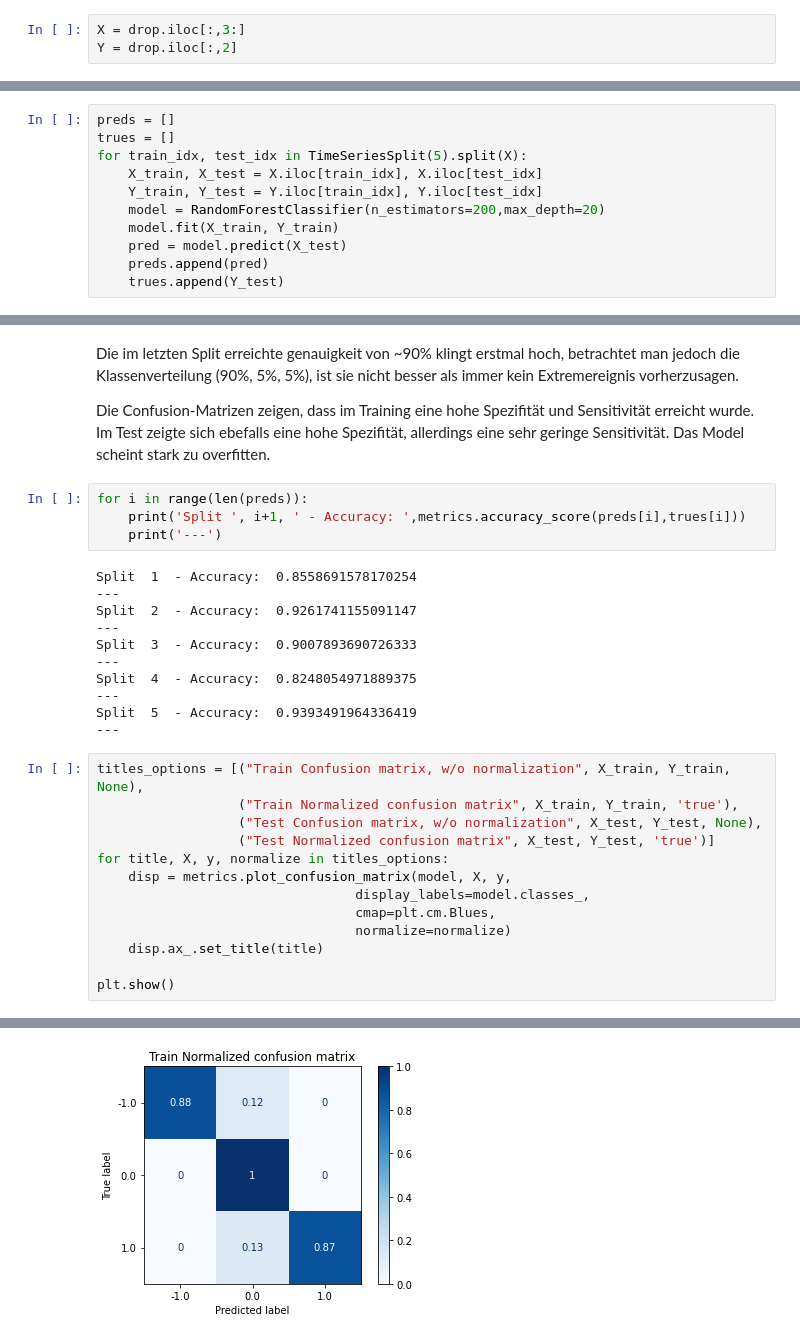
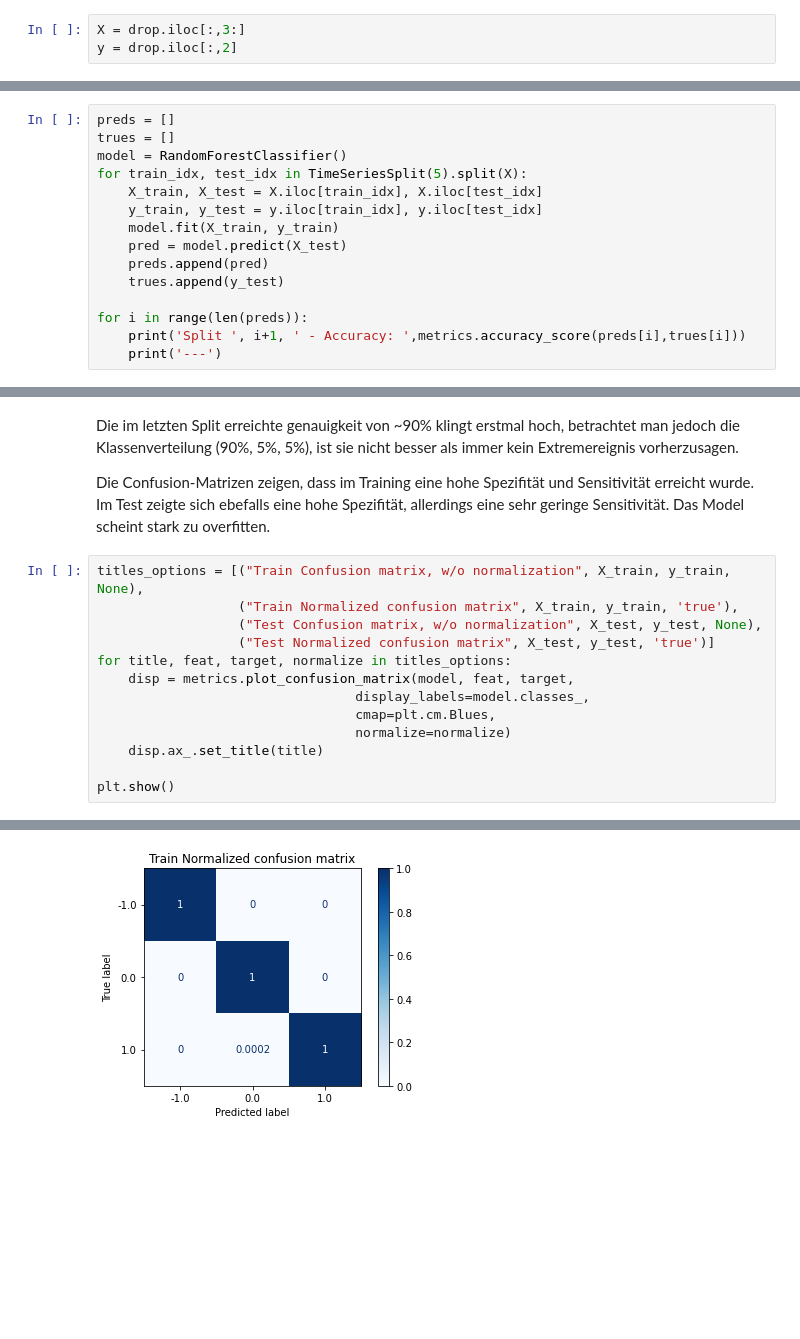
Before and after one commit to NHoose/BA-Dev, a Jupyter notebook: GruVXtreme/GruVXtreme-RF-PTGw.ipynb, the cells around one changed output, grey strips where cells are left out. Drawn from its saved outputs; the diff is of its cells as text; blank space fills up the shorter version.

```diff
--- a/GruVXtreme/GruVXtreme-RF-PTGw.ipynb
+++ b/GruVXtreme/GruVXtreme-RF-PTGw.ipynb
@@ -68,5 +68,5 @@ drop = data.dropna(subset=['XtremeClass'])
 drop = drop.fillna(0)
 # %%
 X = drop.iloc[:,3:]
-Y = drop.iloc[:,2]
+y = drop.iloc[:,2]
 # %%
@@ -82,11 +82,15 @@ Genutzt wird ein Random Forest Classifier. Validiert wird mittels forward-time c
 # %%
 preds = []
 trues = []
+model = RandomForestClassifier()
 for train_idx, test_idx in TimeSeriesSplit(5).split(X):
     X_train, X_test = X.iloc[train_idx], X.iloc[test_idx]
-    Y_train, Y_test = Y.iloc[train_idx], Y.iloc[test_idx]
-    model = RandomForestClassifier(n_estimators=200,max_depth=20)
-    model.fit(X_train, Y_train)
+    y_train, y_test = y.iloc[train_idx], y.iloc[test_idx]
+    model.fit(X_train, y_train)
     pred = model.predict(X_test)
     preds.append(pred)
-    trues.append(Y_test)
+    trues.append(y_test)
+
+for i in range(len(preds)):
+    print('Split ', i+1, ' - Accuracy: ',metrics.accuracy_score(preds[i],trues[i]))
+    print('---')
@@ -94,28 +109,13 @@ for train_idx, test_idx in TimeSeriesSplit(5).split(X):
 Die im letzten Split erreichte genauigkeit von ~90% klingt erstmal hoch, betrachtet man jedoch die Klassenverteilung (90%, 5%, 5%), ist sie nicht besser als immer kein Extremereignis vorherzusagen.
 
 Die Confusion-Matrizen zeigen, dass im Training eine hohe Spezifität und Sensitivität erreicht wurde. Im Test zeigte sich ebefalls eine hohe Spezifität, allerdings eine sehr geringe Sensitivität. Das Model scheint stark zu overfitten.
-# %%
-for i in range(len(preds)):
-    print('Split ', i+1, ' - Accuracy: ',metrics.accuracy_score(preds[i],trues[i]))
-    print('---')
-# %% [output]
-Split  1  - Accuracy:  0.8558691578170254
----
-Split  2  - Accuracy:  0.9261741155091147
----
-Split  3  - Accuracy:  0.9007893690726333
----
-Split  4  - Accuracy:  0.8248054971889375
----
-Split  5  - Accuracy:  0.9393491964336419
----
 # %%
-titles_options = [("Train Confusion matrix, w/o normalization", X_train, Y_train, None),
-                  ("Train Normalized confusion matrix", X_train, Y_train, 'true'),
-                  ("Test Confusion matrix, w/o normalization", X_test, Y_test, None),
-                  ("Test Normalized confusion matrix", X_test, Y_test, 'true')]
-for title, X, y, normalize in titles_options:
-    disp = metrics.plot_confusion_matrix(model, X, y,
+titles_options = [("Train Confusion matrix, w/o normalization", X_train, y_train, None),
+                  ("Train Normalized confusion matrix", X_train, y_train, 'true'),
+                  ("Test Confusion matrix, w/o normalization", X_test, y_test, None),
+                  ("Test Normalized confusion matrix", X_test, y_test, 'true')]
+for title, feat, target, normalize in titles_options:
+    disp = metrics.plot_confusion_matrix(model, feat, target,
                                  display_labels=model.classes_,
                                  cmap=plt.cm.Blues,
                                  normalize=normalize)
@@ -127,3 +127,3 @@ plt.show()
-[figure, old version]
+[figure, new version]
 [figure]
 [figure]
```
Also changed, not shown: parts of 23 cells of this notebook, 1 other file.
